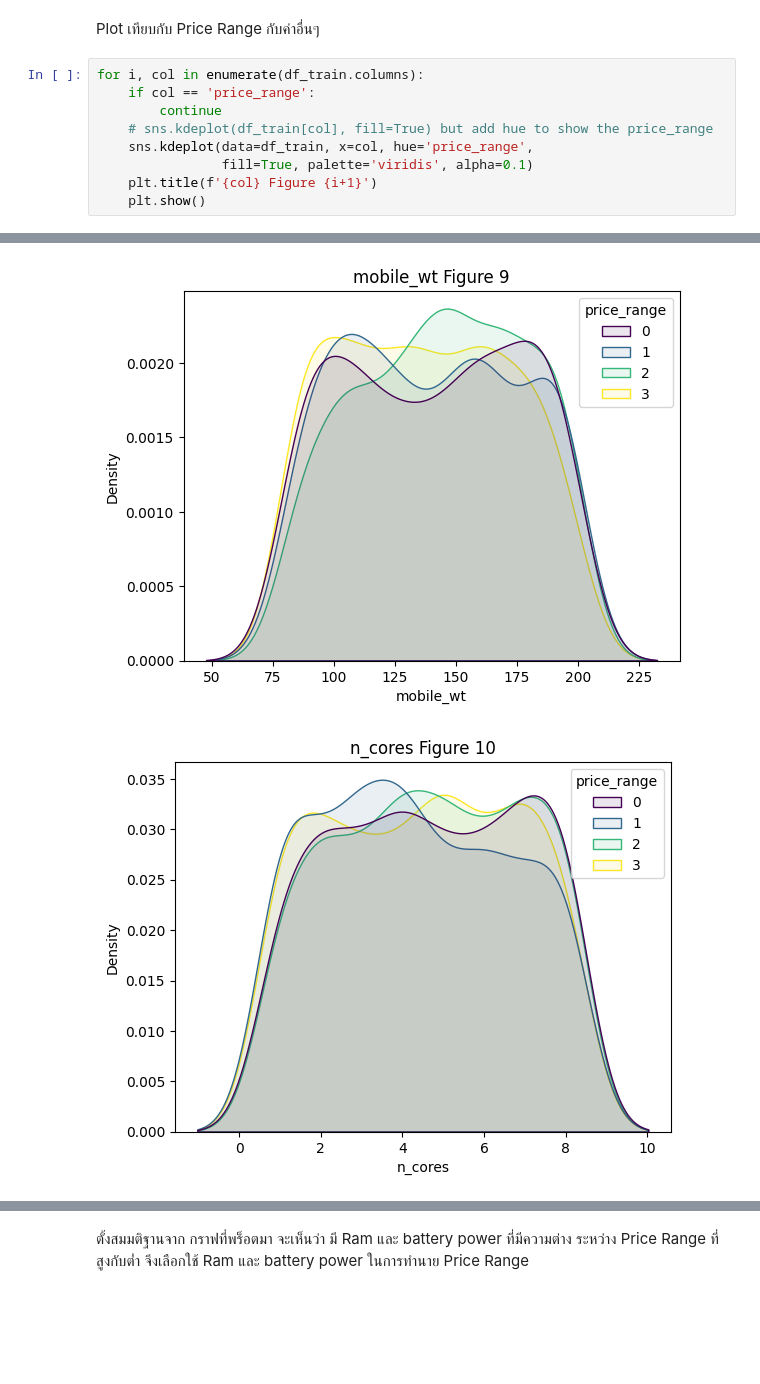
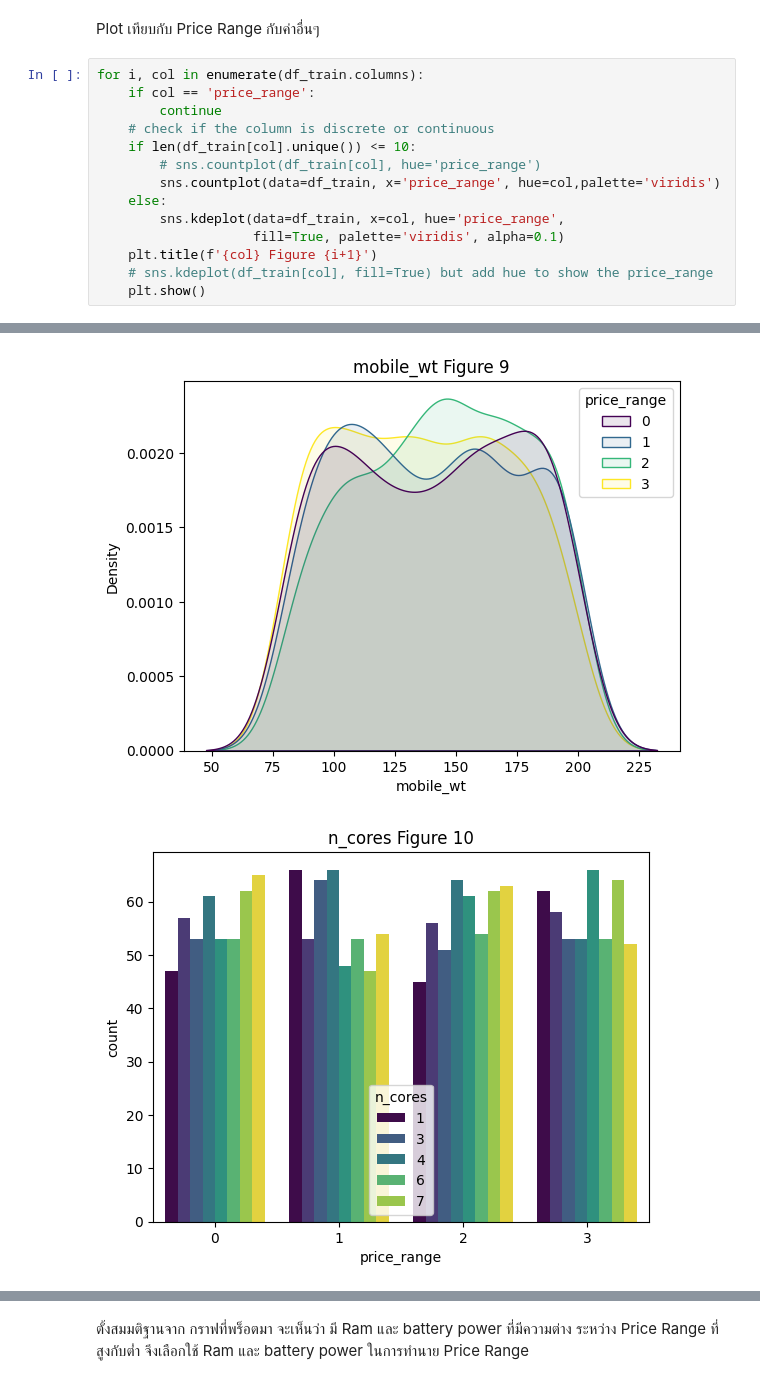
Before and after one commit to Thanaphol47825/CPE232_Project_DataModel, a Jupyter notebook: project.ipynb, the cells around one changed output, grey strips where cells are left out. Cells and saved outputs as stored; diff of their text form; blank space fills up the shorter version.

Commit message:
update: graph

```diff
--- a/project.ipynb
+++ b/project.ipynb
@@ -248,10 +248,15 @@ Plot เทียบกับ Price Range กับค่าอื่นๆ
 for i, col in enumerate(df_train.columns):
     if col == 'price_range':
         continue
+    # check if the column is discrete or continuous
+    if len(df_train[col].unique()) <= 10:
+        # sns.countplot(df_train[col], hue='price_range')
+        sns.countplot(data=df_train, x='price_range', hue=col,palette='viridis')
+    else:
+        sns.kdeplot(data=df_train, x=col, hue='price_range',
+                    fill=True, palette='viridis', alpha=0.1)
+    plt.title(f'{col} Figure {i+1}')
     # sns.kdeplot(df_train[col], fill=True) but add hue to show the price_range
-    sns.kdeplot(data=df_train, x=col, hue='price_range',
-                fill=True, palette='viridis', alpha=0.1)
-    plt.title(f'{col} Figure {i+1}')
     plt.show()
 # %% [output]
 [figure]
@@ -265,5 +270,5 @@ for i, col in enumerate(df_train.columns):
 [figure]
-[figure, old version]
+[figure, new version]
 [figure]
 [figure]
 ... (8 outputs left out)
```
Also changed, not shown: parts of 1 cell of this notebook.
